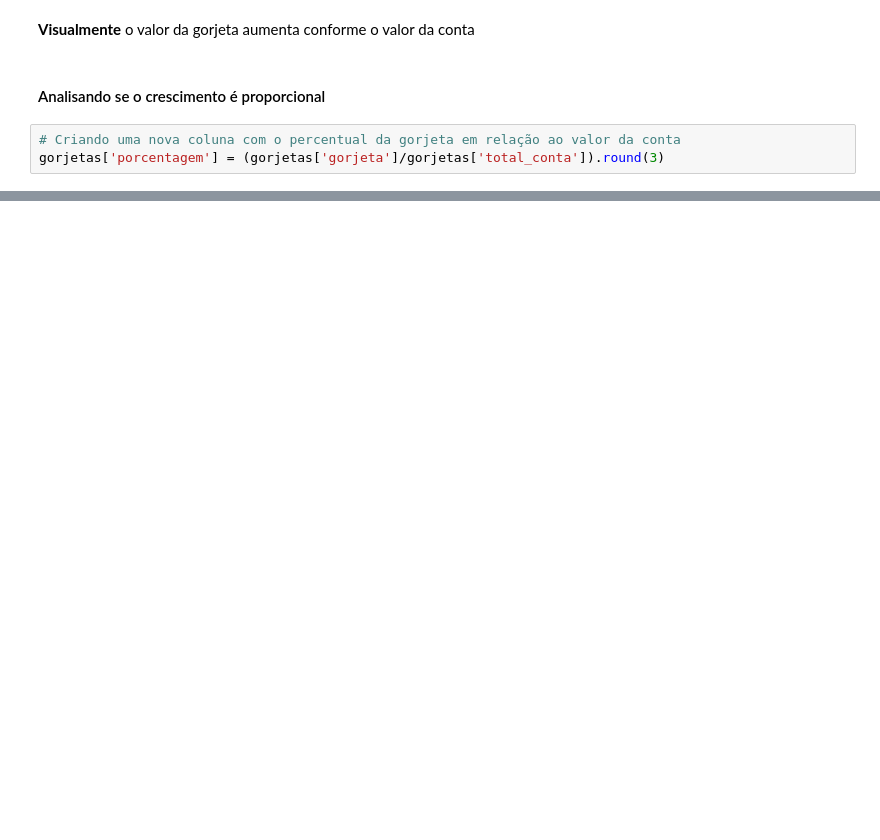
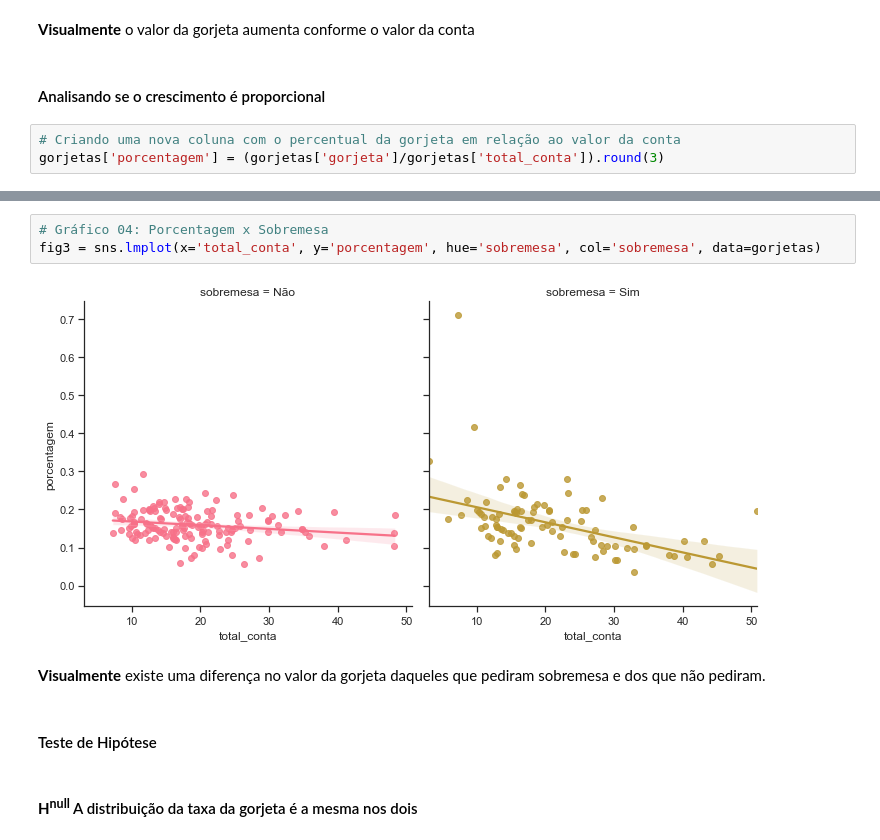
Before and after one commit to nsfoliveira/Projeto02_Gorjeta_EDAcomSeaborn, a Jupyter notebook: EDA_Gorjetas.ipynb, the cells around one changed output, grey strips where cells are left out. Saved outputs shown, nothing was run; the diff lists cells and outputs as text; blank space fills up the shorter version.

```diff
--- a/EDA_Gorjetas.ipynb
+++ b/EDA_Gorjetas.ipynb
@@ -194,0 +259,11 @@ gorjetas.head(1)
+# %%
+# Gráfico 04: Porcentagem x Sobremesa
+fig3 = sns.lmplot(x='total_conta', y='porcentagem', hue='sobremesa', col='sobremesa', data=gorjetas)
+# %% [output]
+[figure, added]
+# %% [markdown]
+<b>Visualmente</b> existe uma diferença no valor da gorjeta daqueles que pediram sobremesa e dos que não pediram.
+# %% [markdown]
+#### Teste de Hipótese
+# %% [markdown]
+#### <b>H<sup>null</sup></b> A distribuição da taxa da gorjeta é a mesma nos dois
```
Also changed, not shown: parts of 16 cells of this notebook.
